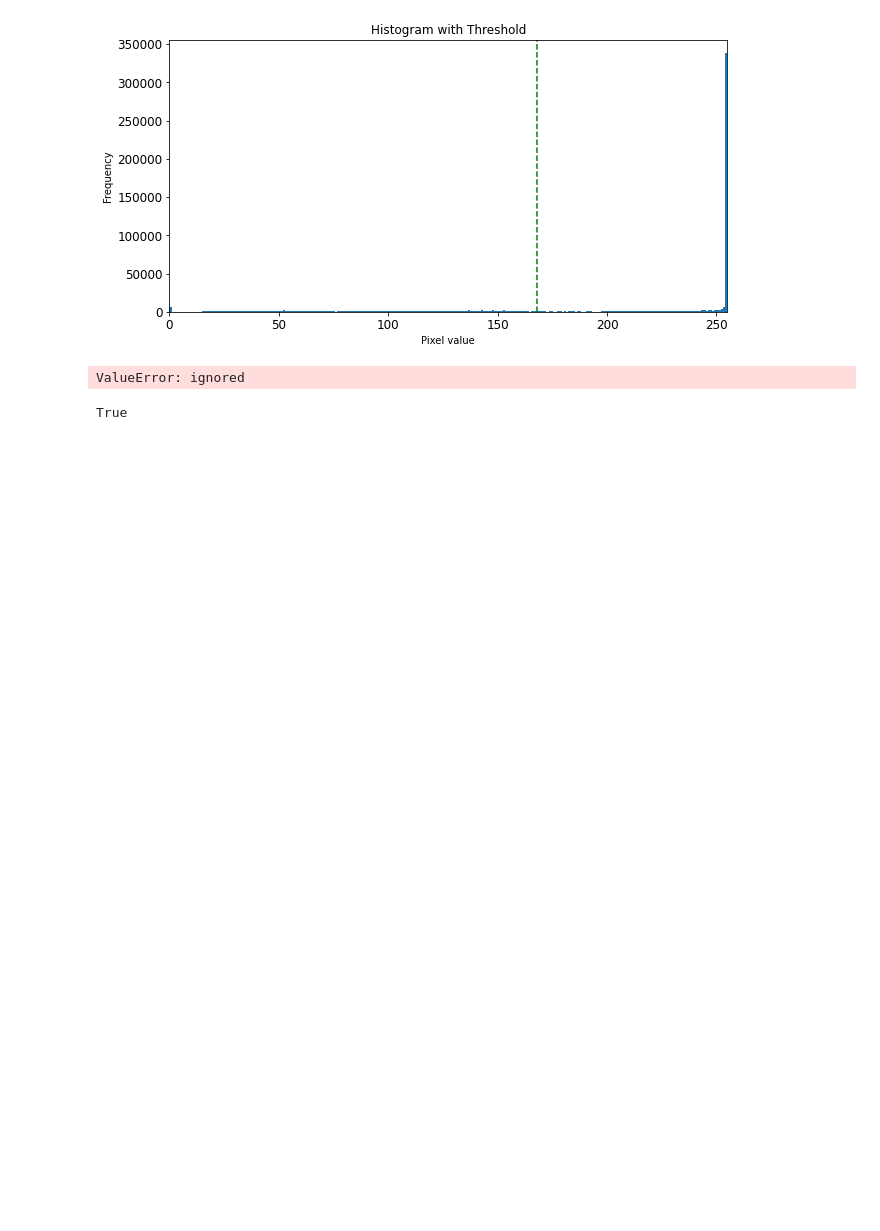
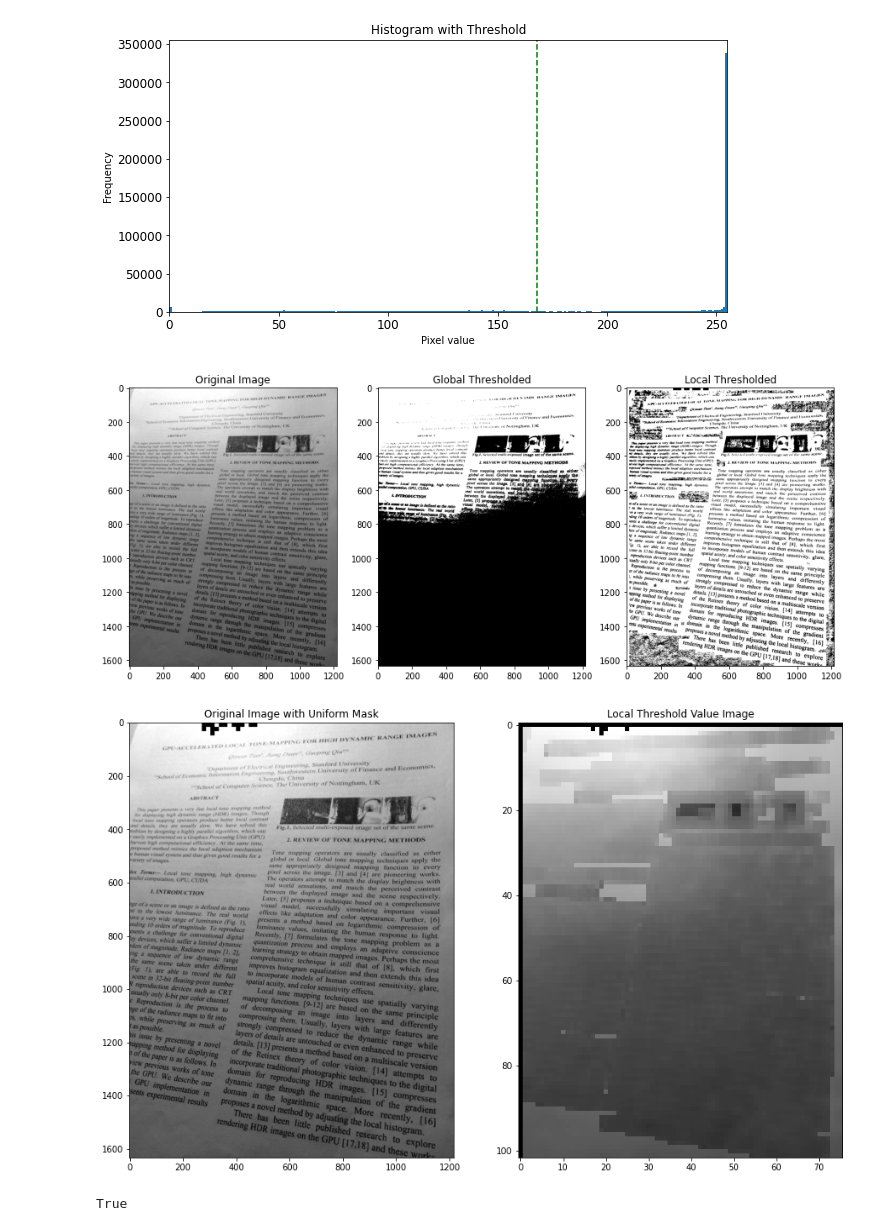
Before and after one commit to nguyenvudev20/mse22.imageprocessing, a Jupyter notebook: Nhom_6_DIVP.ipynb, the cells around one changed output. Drawn from its saved outputs; the diff is of its cells as text; code cells hidden in the pictures; blank space fills up the shorter version.

```diff
--- a/Nhom_6_DIVP.ipynb
+++ b/Nhom_6_DIVP.ipynb
@@ -219,86 +220,83 @@ plt.savefig('Global_Thresholding_Histogram.png', dpi=300, bbox_inches='tight')
 # %%
 #@title L11_3 Local Adaptive Thresholding
 
-def get_tile_idx(step_idx, step_size, max_idx):
-    tile_start = (step_idx - 1) * step_size
-    tile_end = tile_start + 2 * step_size - 1
-    if step_idx == max_idx:
-        tile_end = max_idx * step_size - 1
-    return slice(tile_start, tile_end + 1)
-
 # load image
-img = cv2.imread(path_folder+'article.png')
-img_gray = cv2.cvtColor(img, cv2.COLOR_BGR2GRAY)
+img_goc = cv2.imread(path_folder+'paper.png')
+img = cv2.cvtColor(img_goc, cv2.COLOR_BGR2GRAY)
 
 # global thresholding
-level, globalbwImg = cv2.threshold(img_gray, 0, 255, cv2.THRESH_BINARY + cv2.THRESH_OTSU)
+level, globalbwImg = cv2.threshold(img, 0, 255, cv2.THRESH_BINARY + cv2.THRESH_OTSU)
 
 # local thresholding
-row, col = img_gray.shape
+row, col = img.shape
 stepSize = 16
 tileSize = 32
 varThresh = 0.0005
-localbwImg = np.zeros((row, col))
-uniformMask = np.zeros((row, col))
+localbwImg = np.zeros((row, col), dtype=np.uint8)
+uniformMask = np.zeros((row, col), dtype=np.uint8)
 threshIm = np.zeros((row // stepSize, col // stepSize))
-for i in range(0, row // stepSize):
+
+# loop over tiles
+for i in range(row // stepSize):
     # get indices for row
-    rowStep = slice((i - 1) * stepSize + 1, i * stepSize)
-    rowTile = slice((i - 1) * stepSize + 1, (i + 1) * stepSize)
-    if i == row // stepSize - 1:
-        rowTile = slice((i - 2) * stepSize + 1, i * stepSize)
+    rowStep = slice(i * stepSize, (i + 1) * stepSize)
+    rowTile = slice((i - 1) * stepSize, (i + 2) * stepSize)
+    if i == row // stepSize:
+        rowTile = slice((i - 1) * stepSize, i * stepSize)
 
     # determine local Otsu's threshold for every single row
-    rowThresh, _ = cv2.threshold(img_gray[rowTile, :], 0, 255, cv2.THRESH_BINARY + cv2.THRESH_OTSU)
+    rowThresh, _ = cv2.threshold(img[rowTile, :], 0, 1, cv2.THRESH_BINARY + cv2.THRESH_OTSU)
 
-    for j in range(0, col // stepSize):
+    for j in range(col // stepSize):
         # get indices for col
-        colStep = slice((j - 1) * stepSize + 1, j * stepSize)
-        colTile = slice((j - 1) * stepSize + 1, (j + 1) * stepSize)
-        if j == col // stepSize - 1:
-            colTile = slice((j - 2) * stepSize + 1, j * stepSize)
+        colStep = slice(j * stepSize, (j + 1) * stepSize)
+        colTile = slice((j - 1) * stepSize, (j + 2) * stepSize)
+        if j == col // stepSize:
+            colTile = slice((j - 1) * stepSize, j * stepSize)
 
         # determine local variance
-        step = img_gray[np.ix_(rowStep, colStep)]
+        step = img[rowStep, colStep]
         varStep = np.var(step)
 
         # determine local Otsu's threshold for every single column
-        tile = img_gray[np.ix_(rowStep, colStep)]
-        localThresh, _ = cv2.threshold(tile, 0, 255, cv2.THRESH_BINARY + cv2.THRESH_OTSU)
+        tile = img[rowTile, colTile]
+        localThresh, _ = cv2.threshold(tile, 0, 1, cv2.THRESH_BINARY + cv2.THRESH_OTSU)
 
         # convert to bw tile based on local Otsu's threshold
-        if (varStep > varThresh):
-            localbwImg[np.ix_(rowStep, colStep)] = cv2.threshold(step, localThresh, 255, cv2.THRESH_BINARY)[1]
-            uniformMask[np.ix_(rowStep, colStep)] = np.ones((stepSize, stepSize))
+        if varStep > varThresh:
+            localbwImg[rowStep, colStep] = cv2.threshold(step, localThresh, 1, cv2.THRESH_BINARY)[1]
+            uniformMask[rowStep, colStep] = np.ones((stepSize, stepSize), dtype=np.uint8)
             threshIm[i, j] = localThresh
-        else:
-            # threshold based on local mean
+        else:  # threshold based on local mean
             localMean = np.mean(tile)
             threshIm[i, j] = 0
-            if (localMean > min(rowThresh, level)):
-                localbwImg[np.ix_(rowStep, colStep)] = np.ones((stepSize, stepSize))
+            if localMean > min(rowThresh, level):
+                localbwImg[rowStep, colStep] = np.ones((stepSize, stepSize), dtype=np.uint8)
             else:
-                localbwImg[np.ix_(rowStep, colStep)] = np.zeros((stepSize, stepSize))
-            uniformMask[np.ix_(rowStep, colStep)] = np.zeros((stepSize, stepSize))
+                localbwImg[rowStep, colStep] = np.zeros((stepSize, stepSize), dtype=np.uint8)
+            uniformMask[rowStep, colStep] = np.zeros((stepSize, stepSize), dtype=np.uint8)
+
+
 
 # show images
-fig, axs = plt.subplots(1, 3, figsize=(15, 15))
-axs[0].imshow(Img, cmap='gray')
+fig, axs = plt.subplots(1, 3, figsize=(15, 20))
+axs[0].imshow(cv2.cvtColor(img_goc, cv2.COLOR_BGR2RGB))
 axs[0].set_title('Original Image')
 axs[1].imshow(globalbwImg, cmap='gray')
 axs[1].set_title('Global Thresholded')
 axs[2].imshow(localbwImg, cmap='gray')
 axs[2].set_title('Local Thresholded')
 plt.show()
 
-fig, axs = plt.subplots(1, 2, figsize=(15, 15))
-axs[0].imshow(uniformMask * Img, cmap='gray')
+fig, axs = plt.subplots(1, 2, figsize=(15, 20))
+axs[0].imshow(uniformMask * img, cmap='gray')
 axs[0].set_title('Original Image with Uniform Mask')
 axs[1].imshow(threshIm, cmap='gray')
 axs[1].set_title('Local Threshold Value Image')
 plt.show()
 # %% [output]
-ValueError: ignored
+[figure, added]
+[figure, added]
 # %%
 #@title L11_4 Region Labelling
 
```
Also changed, not shown: parts of 4 cells of this notebook.
